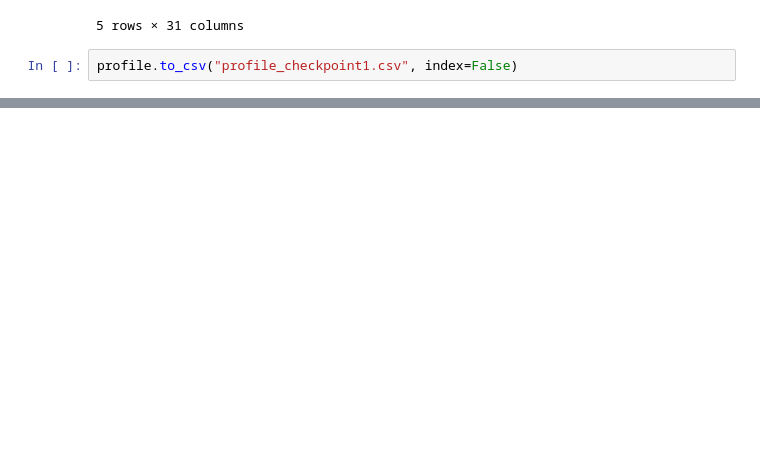
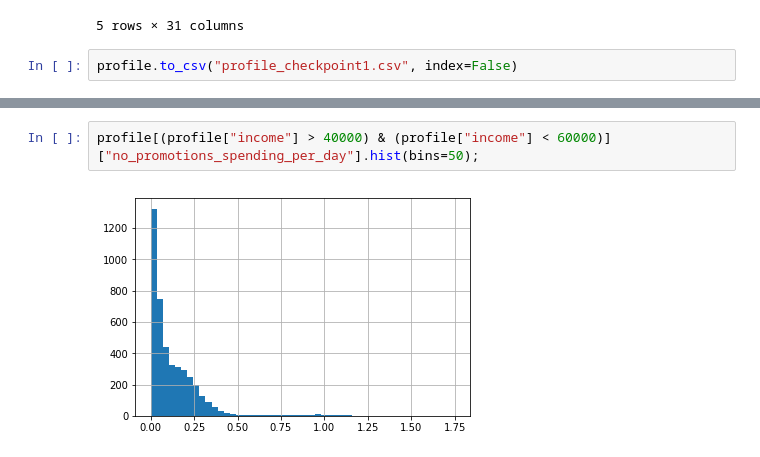
Before and after one commit to keigito/Starbucks_Customer_Analysis, a Jupyter notebook: Starbucks_Capstone_notebook.ipynb, the cells around one changed output, grey strips where cells are left out. Saved outputs shown, nothing was run; the diff lists cells and outputs as text; blank space fills up the shorter version.

```diff
--- a/Starbucks_Capstone_notebook.ipynb
+++ b/Starbucks_Capstone_notebook.ipynb
@@ -679,0 +700,4 @@ profile.to_csv("profile_checkpoint1.csv", index=False)
+# %%
+profile[(profile["income"] > 40000) & (profile["income"] < 60000)]["no_promotions_spending_per_day"].hist(bins=50);
+# %% [output]
+[figure, added]
```
Also changed, not shown: parts of 15 cells of this notebook.
